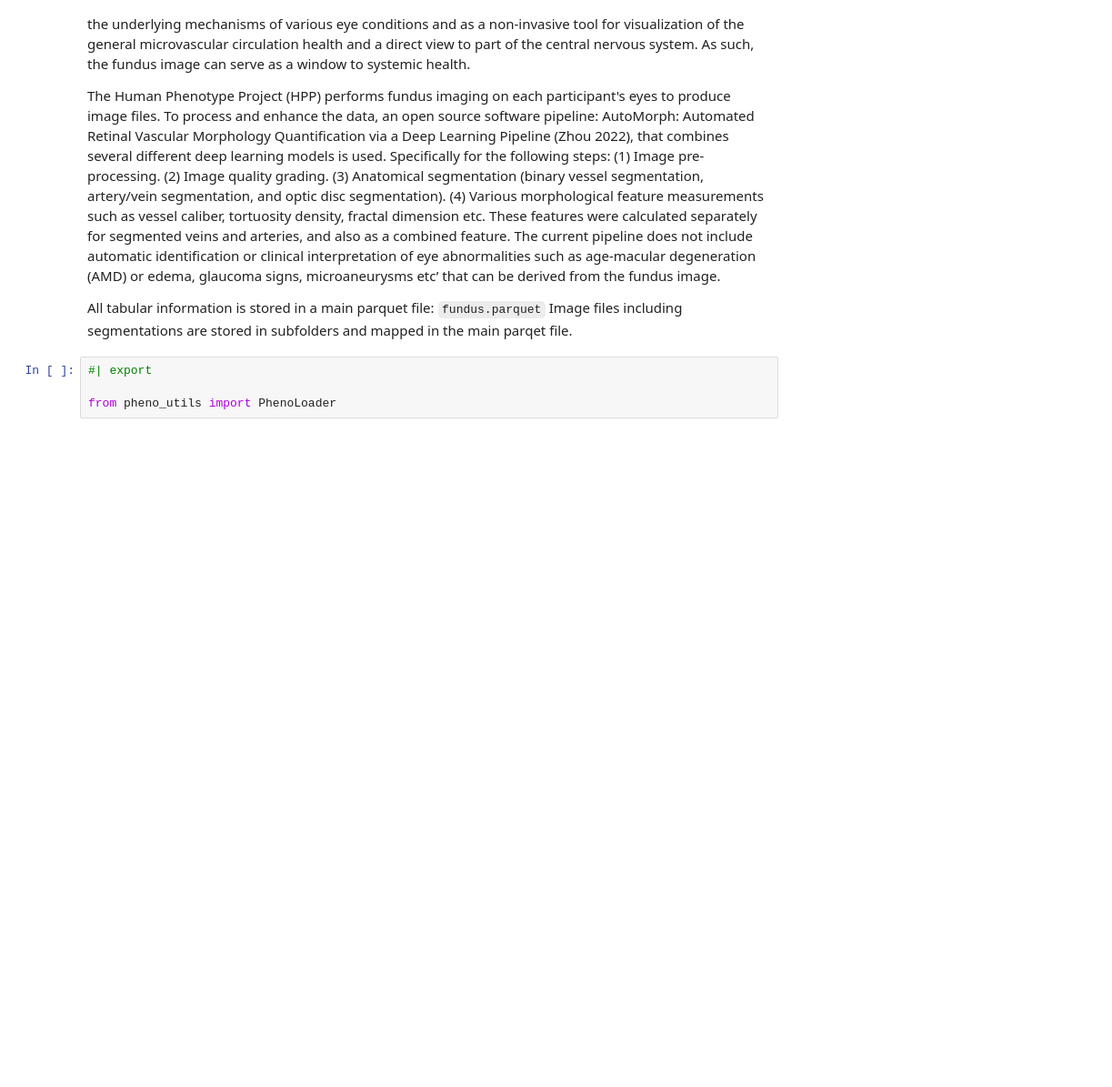
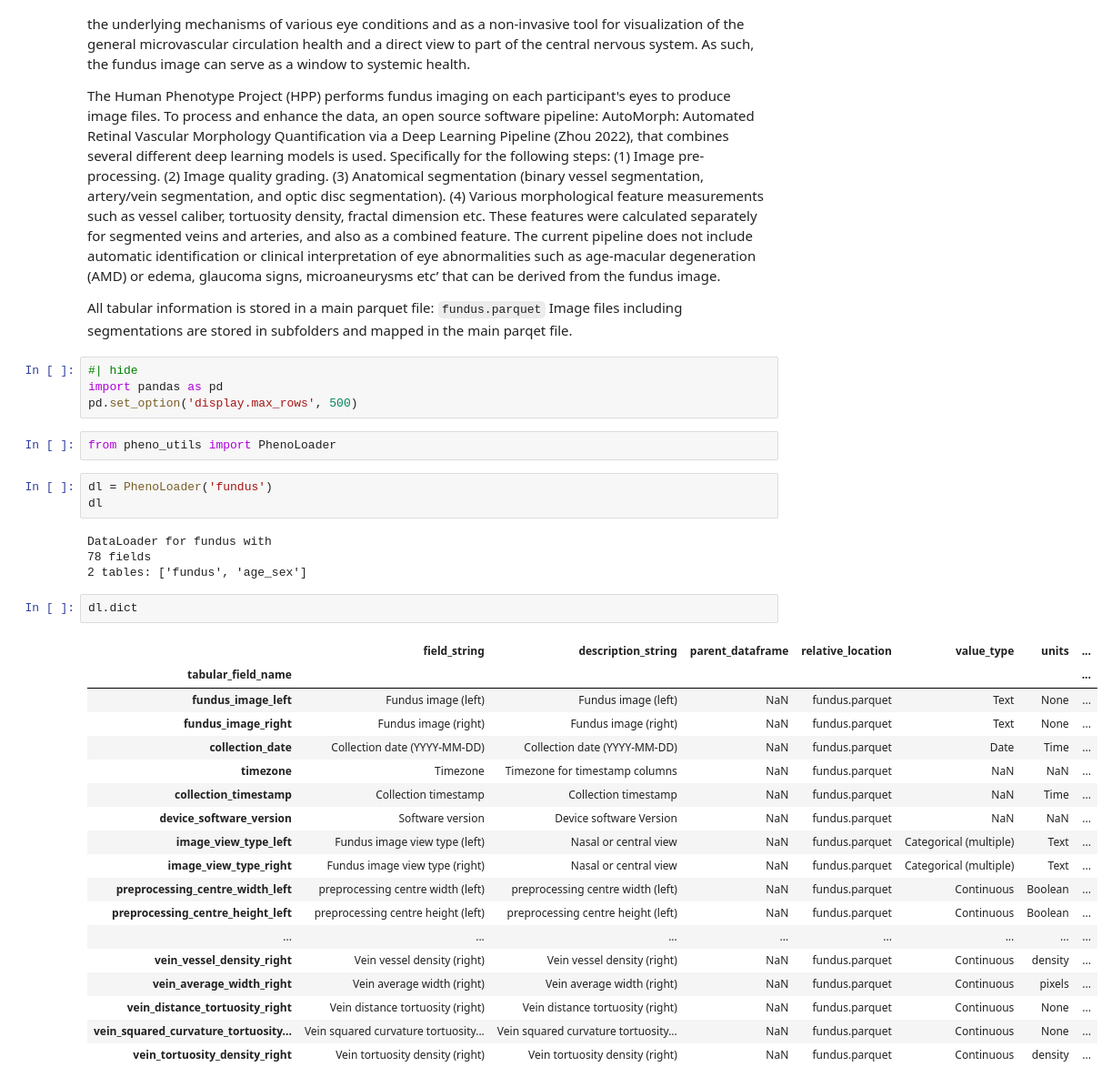
Before and after one commit to PhenoAI/mbzuai-hackathon-2023, a Jupyter notebook: nbs/datasets/3-fundus.ipynb, the cells around one changed output. Shown at 91% size. Drawn from its saved outputs; the diff is of its cells as text; blank space fills up the shorter version.

```diff
--- a/nbs/datasets/3-fundus.ipynb
+++ b/nbs/datasets/3-fundus.ipynb
@@ -25,7 +25,37 @@ The current pipeline does not include automatic identification or clinical inter
 
 All tabular information is stored in a main parquet file: `fundus.parquet`
 Image files including segmentations are stored in subfolders and mapped in the main parqet file.
+# %%
+#| hide
+import pandas as pd
+pd.set_option('display.max_rows', 500)
 # %%
-#| export
-
 from pheno_utils import PhenoLoader
+# %%
+dl = PhenoLoader('fundus')
+dl
+# %% [output]
+DataLoader for fundus with
+78 fields
+2 tables: ['fundus', 'age_sex']
+# %%
+dl.dict
+# %% [output]
+|  | field_string | description_string | parent_dataframe | relative_location | value_type | units | ... |
+| tabular_field_name |  |  |  |  |  |  | ... |
+| fundus_image_left | Fundus image (left) | Fundus image (left) | NaN | fundus.parquet | Text | None | ... |
+| fundus_image_right | Fundus image (right) | Fundus image (right) | NaN | fundus.parquet | Text | None | ... |
+| collection_date | Collection date (YYYY-MM-DD) | Collection date (YYYY-MM-DD) | NaN | fundus.parquet | Date | Time | ... |
+| timezone | Timezone | Timezone for timestamp columns | NaN | fundus.parquet | NaN | NaN | ... |
+| collection_timestamp | Collection timestamp | Collection timestamp | NaN | fundus.parquet | NaN | Time | ... |
+| device_software_version | Software version | Device software Version | NaN | fundus.parquet | NaN | NaN | ... |
+| image_view_type_left | Fundus image view type (left) | Nasal or central view | NaN | fundus.parquet | Categorical (multiple) | Text | ... |
+| image_view_type_right | Fundus image view type (right) | Nasal or central view | NaN | fundus.parquet | Categorical (multiple) | Text | ... |
+| preprocessing_centre_width_left | preprocessing centre width (left) | preprocessing centre width (left) | NaN | fundus.parquet | Continuous | Boolean | ... |
+| preprocessing_centre_height_left | preprocessing centre height (left) | preprocessing centre height (left) | NaN | fundus.parquet | Continuous | Boolean | ... |
+| ... | ... | ... | ... | ... | ... | ... | ... |
+| vein_vessel_density_right | Vein vessel density (right) | Vein vessel density (right) | NaN | fundus.parquet | Continuous | density | ... |
+| vein_average_width_right | Vein average width (right) | Vein average width (right) | NaN | fundus.parquet | Continuous | pixels | ... |
+| vein_distance_tortuosity_right | Vein distance tortuosity (right) | Vein distance tortuosity (right) | NaN | fundus.parquet | Continuous | None | ... |
+| vein_squared_curvature_tortuosity... | Vein squared curvature tortuosity... | Vein squared curvature tortuosity... | NaN | fundus.parquet | Continuous | None | ... |
+| vein_tortuosity_density_right | Vein tortuosity density (right) | Vein tortuosity density (right) | NaN | fundus.parquet | Continuous | density | ... |
```
Also changed, not shown: parts of 1 cell of this notebook, 15 other files.
